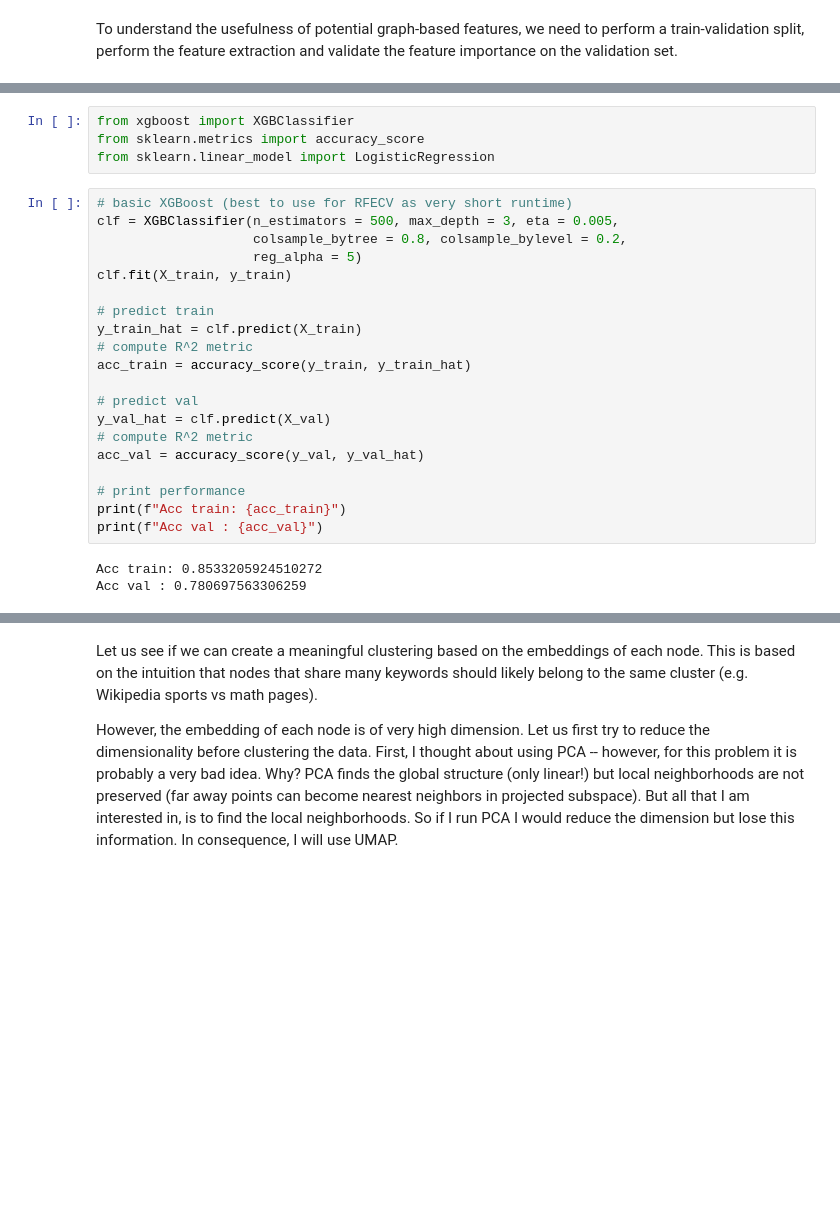
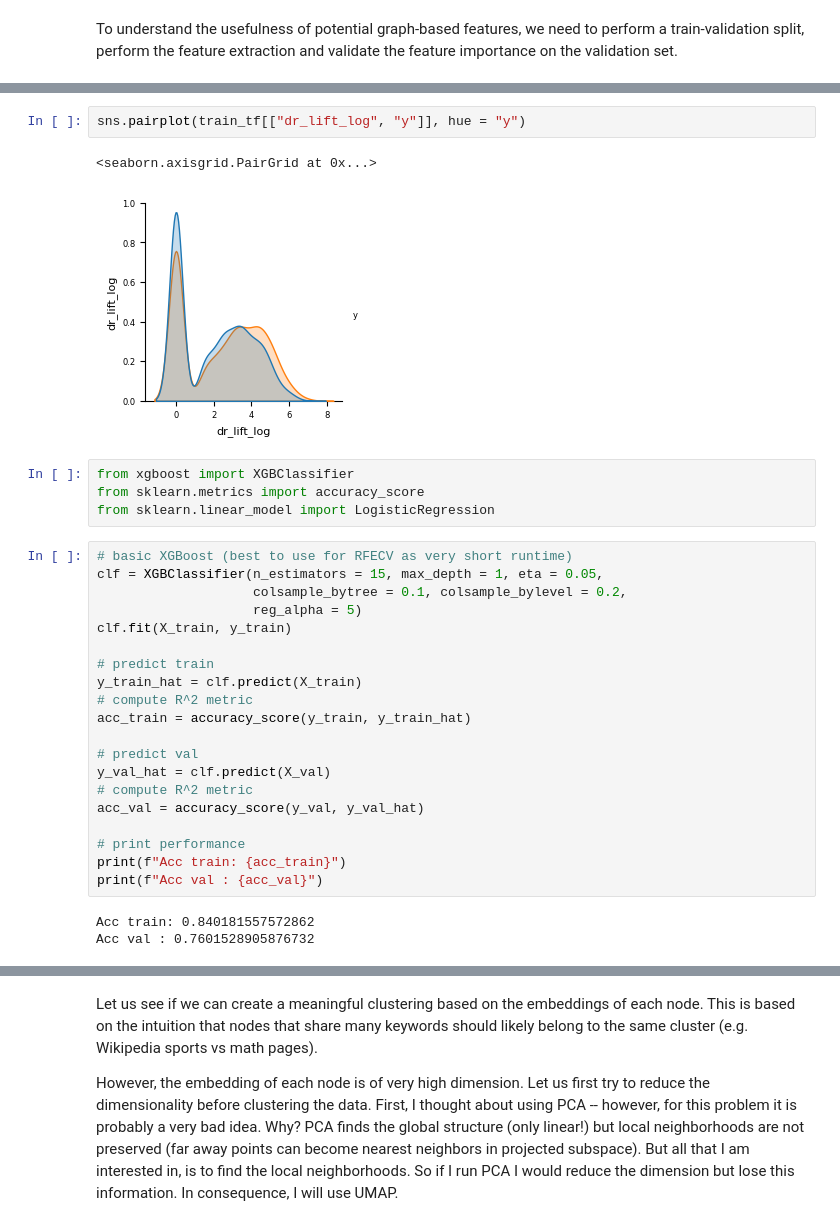
Before and after one commit to lassefschmidt/Network-Science_Challenge, a Jupyter notebook: 0_Exploratory Data Analysis and Preprocessing.ipynb, the cells around one changed output, grey strips where cells are left out. Drawn from its saved outputs; the diff is of its cells as text; blank space fills up the shorter version.

```diff
--- a/0_Exploratory Data Analysis and Preprocessing.ipynb
+++ b/0_Exploratory Data Analysis and Preprocessing.ipynb
@@ -250,11 +268,16 @@ for df in [train_tf, val_tf]:
+# %%
+sns.pairplot(train_tf[["dr_lift_log", "y"]], hue = "y")
+# %% [output]
+<seaborn.axisgrid.PairGrid at 0x...>
+[figure, added]
 # %%
 from xgboost import XGBClassifier
 from sklearn.metrics import accuracy_score
 from sklearn.linear_model import LogisticRegression
 # %%
 # basic XGBoost (best to use for RFECV as very short runtime)
-clf = XGBClassifier(n_estimators = 500, max_depth = 3, eta = 0.005,
-                    colsample_bytree = 0.8, colsample_bylevel = 0.2,
+clf = XGBClassifier(n_estimators = 15, max_depth = 1, eta = 0.05,
+                    colsample_bytree = 0.1, colsample_bylevel = 0.2,
                     reg_alpha = 5)
 clf.fit(X_train, y_train)
 
@@ -272,7 +295,7 @@ acc_val = accuracy_score(y_val, y_val_hat)
 print(f"Acc train: {acc_train}")
 print(f"Acc val : {acc_val}")
 # %% [output]
-Acc train: 0.8533205924510272
-Acc val : 0.780697563306259
+Acc train: 0.840181557572862
+Acc val : 0.7601528905876732
 # %%
 # basic XGBoost (best to use for RFECV as very short runtime)
```
Also changed, not shown: parts of 14 cells of this notebook, 4 other files.
